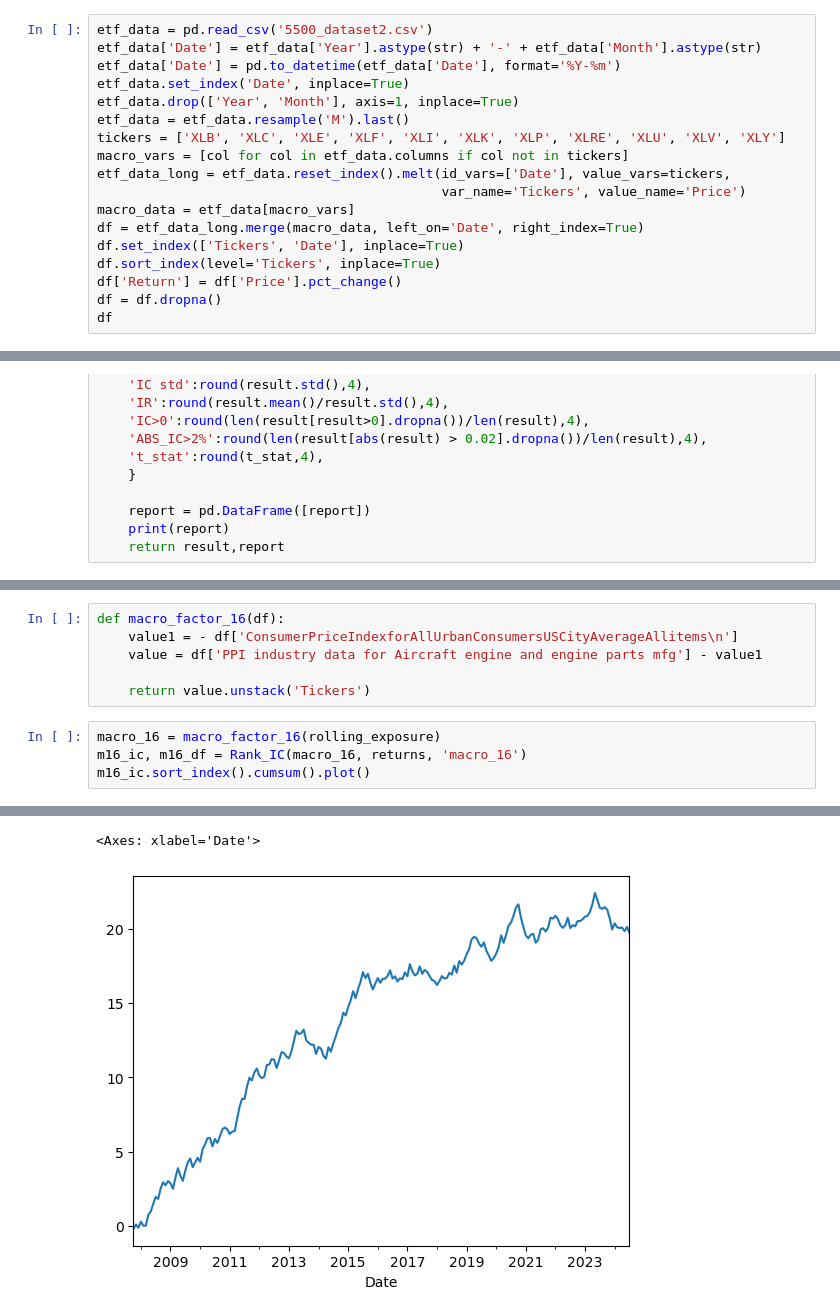
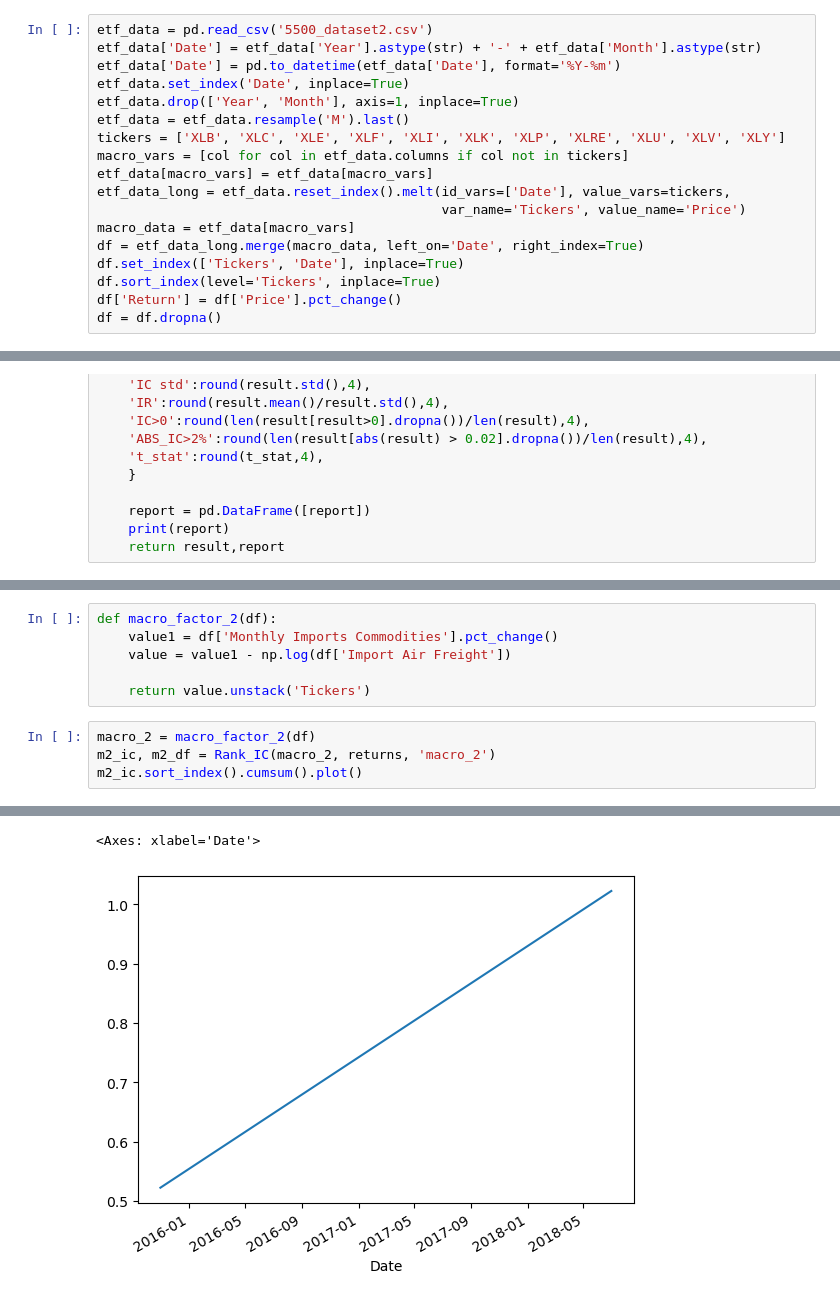
Before and after one commit to lijins24/Macroeconomic_and_Stock-Returns, a Jupyter notebook: Project Part 1.ipynb, the cells around one changed output, grey strips where cells are left out. Drawn from its saved outputs; the diff is of its cells as text.

```diff
--- a/Project Part 1.ipynb
+++ b/Project Part 1.ipynb
@@ -19,6 +22,7 @@ etf_data.drop(['Year', 'Month'], axis=1, inplace=True)
 etf_data = etf_data.resample('M').last()
 tickers = ['XLB', 'XLC', 'XLE', 'XLF', 'XLI', 'XLK', 'XLP', 'XLRE', 'XLU', 'XLV', 'XLY']
 macro_vars = [col for col in etf_data.columns if col not in tickers]
+etf_data[macro_vars] = etf_data[macro_vars]
 etf_data_long = etf_data.reset_index().melt(id_vars=['Date'], value_vars=tickers,
                                             var_name='Tickers', value_name='Price')
 macro_data = etf_data[macro_vars]
@@ -27,4 +31,3 @@ df.set_index(['Tickers', 'Date'], inplace=True)
 df.sort_index(level='Tickers', inplace=True)
 df['Return'] = df['Price'].pct_change()
 df = df.dropna()
-df
@@ -627,12 +650,12 @@ fitness: 0.8869090909090909, depth: 2, length: 4
 [drawing not drawn]
 # %%
-def macro_factor_16(df):
-    value1 = - df['ConsumerPriceIndexforAllUrbanConsumersUSCityAverageAllitems\n']
-    value = df['PPI industry data for Aircraft engine and engine parts mfg'] - value1
+def macro_factor_2(df):
+    value1 = df['Monthly Imports Commodities'].pct_change()
+    value = value1 - np.log(df['Import Air Freight'])
 
     return value.unstack('Tickers')
 # %%
-macro_16 = macro_factor_16(rolling_exposure)
-m16_ic, m16_df = Rank_IC(macro_16, returns, 'macro_16')
-m16_ic.sort_index().cumsum().plot()
+macro_2 = macro_factor_2(df)
+m2_ic, m2_df = Rank_IC(macro_2, returns, 'macro_2')
+m2_ic.sort_index().cumsum().plot()
 # %% [output]
@@ -641,2 +664,2 @@ m16_ic.sort_index().cumsum().plot()
 <Axes: xlabel='Date'>
-[figure, old version]
+[figure, new version]
```
Also changed, not shown: parts of 43 cells of this notebook, 3 other files.
